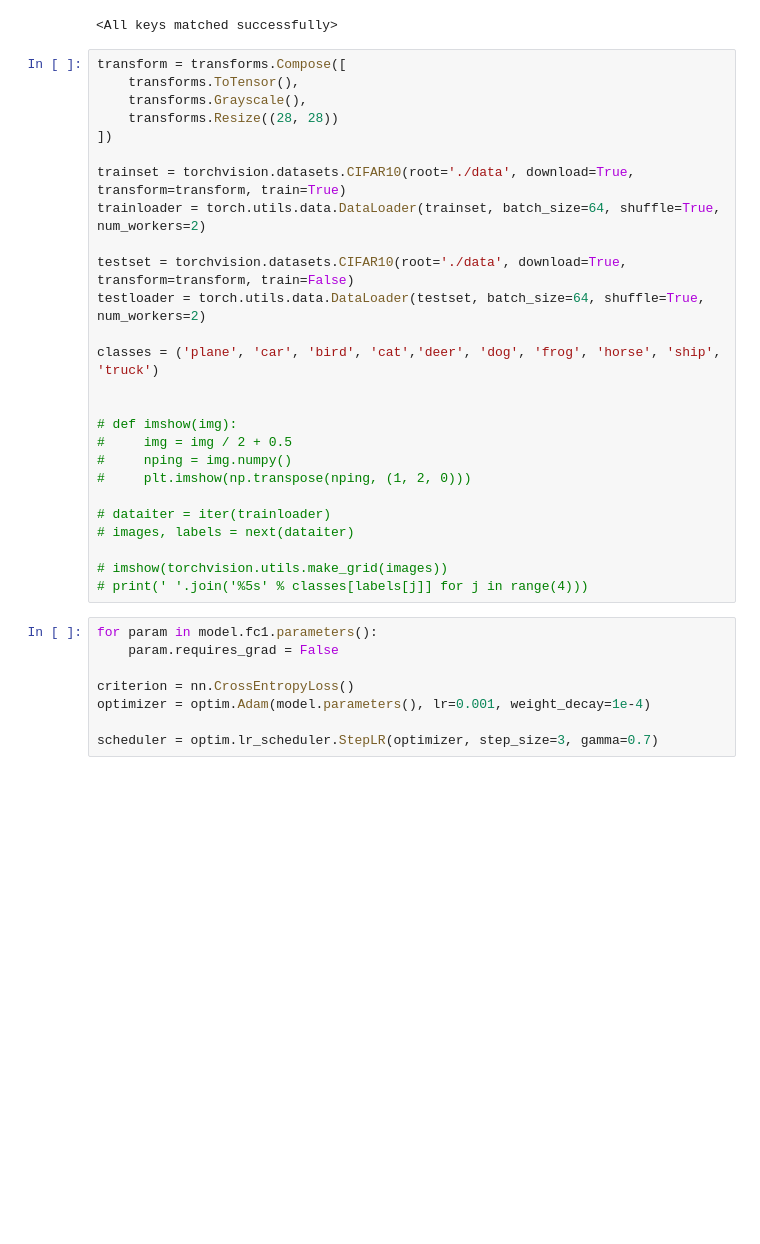
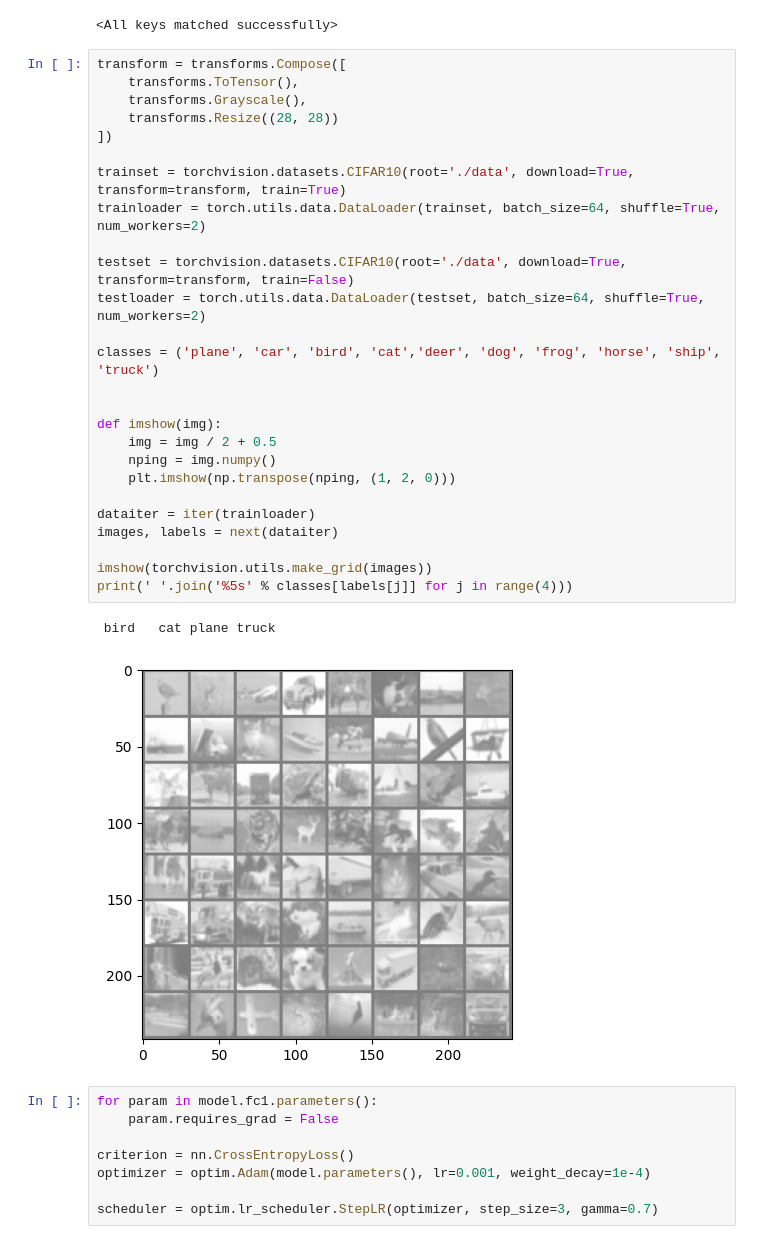
Before and after one commit to Ayikoandrew/Andrej-ml-class, a Jupyter notebook: coursework_fine_tuning_mlp_on_fashion_mnist_to_cifar_10_dataset.ipynb, the cells around one changed output. Saved outputs shown, nothing was run; the diff lists cells and outputs as text; blank space fills up the shorter version.

Commit message:
ran the imshow method for the testset which is weird hahaha

```diff
--- a/coursework_fine_tuning_mlp_on_fashion_mnist_to_cifar_10_dataset.ipynb
+++ b/coursework_fine_tuning_mlp_on_fashion_mnist_to_cifar_10_dataset.ipynb
@@ -401,29 +401,32 @@ model.load_state_dict(torch.load('mlp_weights.pt'))
 # %%
 transform = transforms.Compose([
     transforms.ToTensor(),
     transforms.Grayscale(),
     transforms.Resize((28, 28))
 ])
 
 trainset = torchvision.datasets.CIFAR10(root='./data', download=True, transform=transform, train=True)
 trainloader = torch.utils.data.DataLoader(trainset, batch_size=64, shuffle=True, num_workers=2)
 
 testset = torchvision.datasets.CIFAR10(root='./data', download=True, transform=transform, train=False)
 testloader = torch.utils.data.DataLoader(testset, batch_size=64, shuffle=True, num_workers=2)
 
 classes = ('plane', 'car', 'bird', 'cat','deer', 'dog', 'frog', 'horse', 'ship', 'truck')
 
 
-# def imshow(img):
-#     img = img / 2 + 0.5
-#     nping = img.numpy()
-#     plt.imshow(np.transpose(nping, (1, 2, 0)))
+def imshow(img):
+    img = img / 2 + 0.5
+    nping = img.numpy()
+    plt.imshow(np.transpose(nping, (1, 2, 0)))
 
-# dataiter = iter(trainloader)
-# images, labels = next(dataiter)
+dataiter = iter(trainloader)
+images, labels = next(dataiter)
 
-# imshow(torchvision.utils.make_grid(images))
-# print(' '.join('%5s' % classes[labels[j]] for j in range(4)))
+imshow(torchvision.utils.make_grid(images))
+print(' '.join('%5s' % classes[labels[j]] for j in range(4)))
+# %% [output]
+ bird   cat plane truck
+[figure, added]
 # %%
 for param in model.fc1.parameters():
     param.requires_grad = False
```
